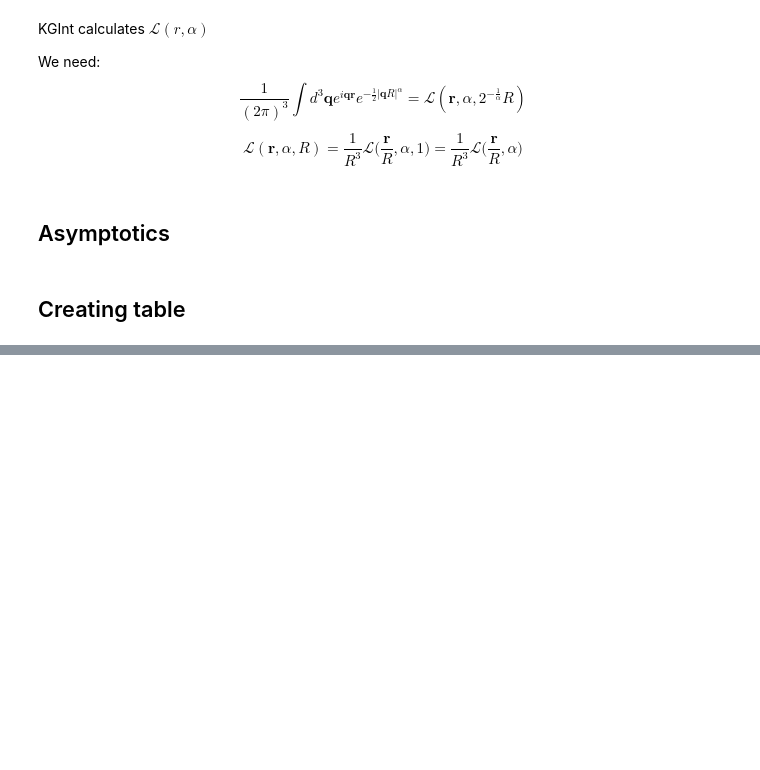
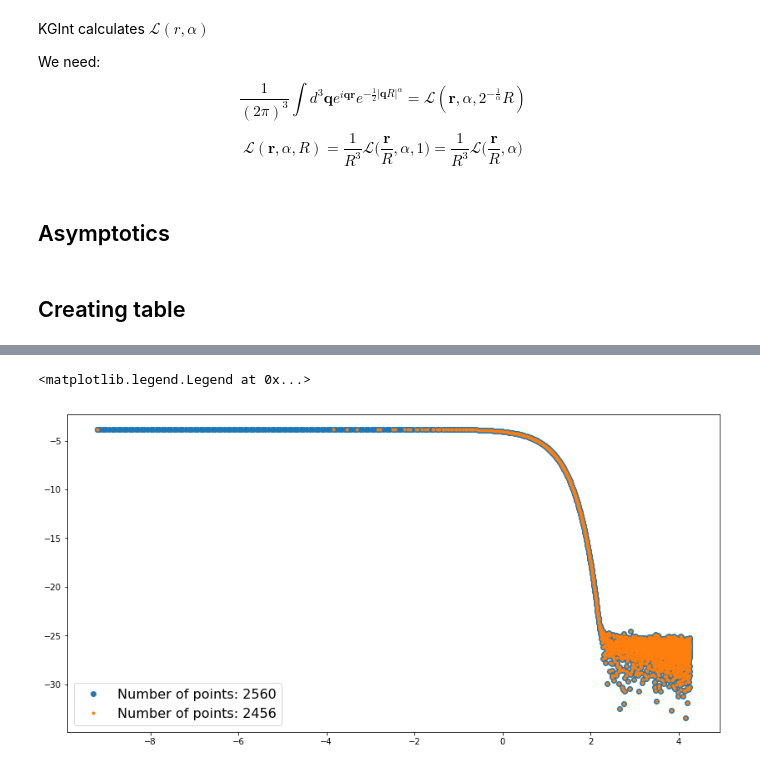
Before and after one commit to qati/HBTCoulombCorrection, a Jupyter notebook: Make-Levy-Table.ipynb, the cells around one changed output, grey strips where cells are left out. Drawn from its saved outputs; the diff is of its cells as text; code cells hidden in the pictures; blank space fills up the shorter version.

Commit message:
decrease the number of points in Levy table

```diff
--- a/Make-Levy-Table.ipynb
+++ b/Make-Levy-Table.ipynb
@@ -262,0 +279,35 @@ KeyboardInterrupt:
+# %%
+def remove_points(r, Lr,error=1e-9):
+    newLr = [Lr[0]]
+    newr  = [r[0]]
+    i = 1
+    length = len(Lr)
+    while i<length:
+        if i==(length-1):
+            newLr.append(Lr[i])
+            newr.append(r[i])
+            break
+        iLr = interpolate(r[i], (newr[-1],newLr[-1]), (r[i+1],Lr[i+1]))
+        if abs(iLr-Lr[i])<error:
+            newLr.append(Lr[i+1])
+            newr.append(r[i+1])
+            i += 1
+        else:
+            newLr.append(Lr[i])
+            newr.append(r[i])
+        i += 1
+    newLr = np.array(newLr, np.double)
+    newr  = np.array(newr, np.double)
+    if len(newLr)==len(Lr):
+        return (newr, newLr)
+    return remove_points(newr, newLr,error)
+# %%
+idx=4
+plt.figure(0,(14,7))
+plt.plot(np.log(rvals[idx]), np.log(Lr[idx]), 'o', label="Number of points: "+str(len(rvals[idx])))
+new_r, new_Lr = remove_points(np.log(rvals[idx]), np.log(Lr[idx]),1e-4)
+plt.plot(new_r, new_Lr, '.', label="Number of points: "+str(len(new_r)))
+plt.legend(fontsize=16, loc=3)
+# %% [output]
+<matplotlib.legend.Legend at 0x...>
+[figure, added]
```
Also changed, not shown: parts of 9 cells of this notebook.
